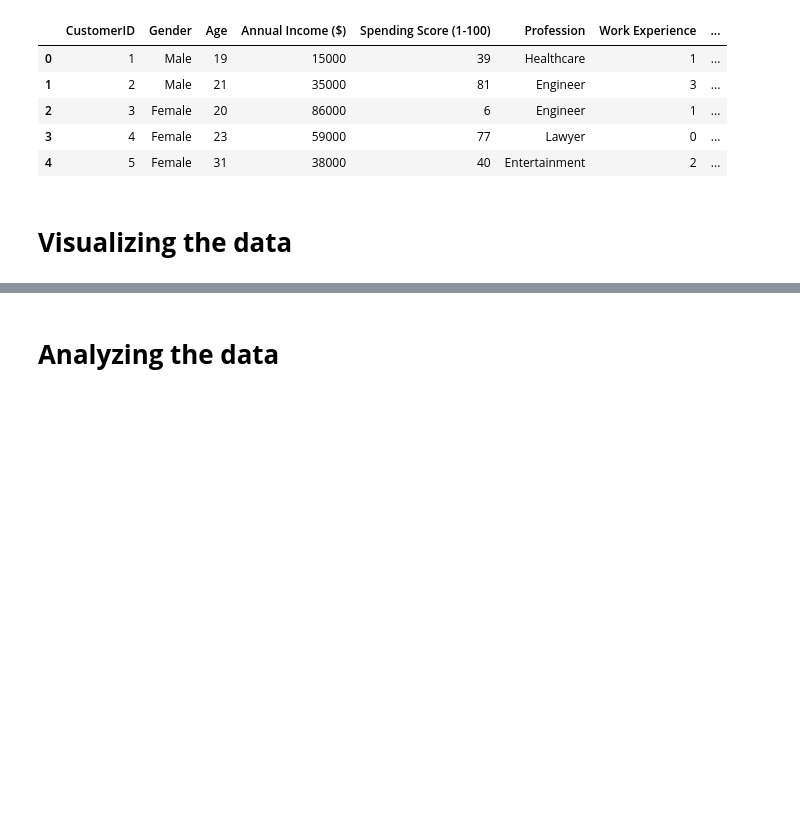
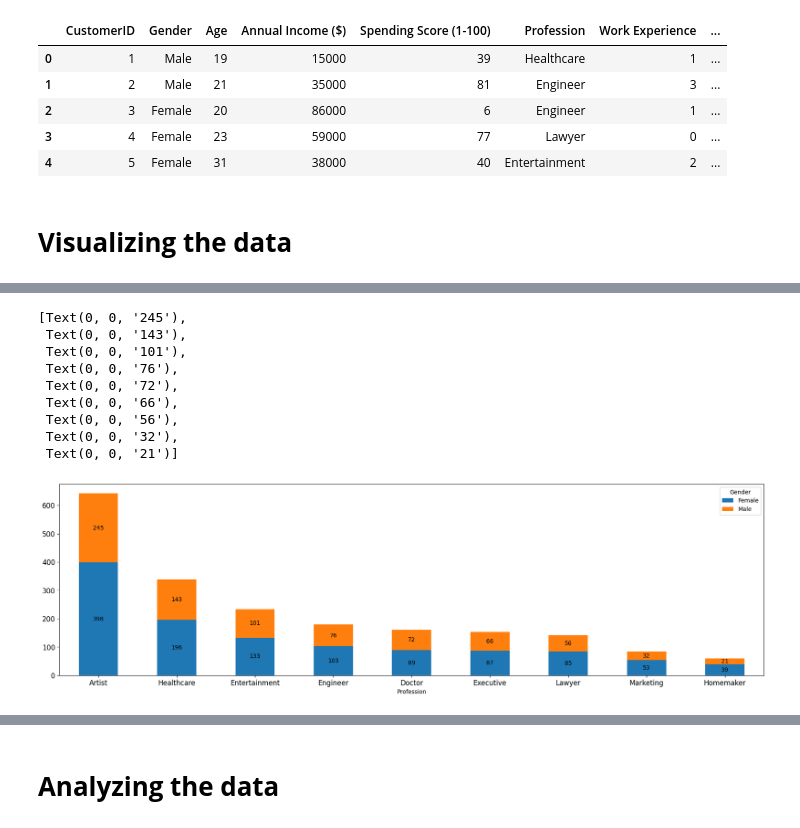
Before and after one commit to Gavin-Sharma/project2-data-analytics, a Jupyter notebook: data-preparation-and-EDA.ipynb, the cells around one changed output, grey strips where cells are left out. Drawn from its saved outputs; the diff is of its cells as text; code cells hidden in the pictures; blank space fills up the shorter version.

```diff
--- a/data-preparation-and-EDA.ipynb
+++ b/data-preparation-and-EDA.ipynb
@@ -104,0 +133,20 @@ df.head()
+# %%
+df_profession = pd.crosstab(df['Profession'],df['Gender'])
+sorted_indices = (df_profession["Female"] + df_profession["Male"]).sort_values(ascending=False).index
+ax=df_profession.loc[sorted_indices, :].plot(kind="bar",stacked=True, figsize=(22,6))
+plt.xticks(rotation=0, fontsize=12)
+plt.yticks(fontsize=12)
+
+ax.bar_label(ax.containers[0],label_type='center')
+ax.bar_label(ax.containers[1],label_type='center')
+# %% [output]
+[Text(0, 0, '245'),
+ Text(0, 0, '143'),
+ Text(0, 0, '101'),
+ Text(0, 0, '76'),
+ Text(0, 0, '72'),
+ Text(0, 0, '66'),
+ Text(0, 0, '56'),
+ Text(0, 0, '32'),
+ Text(0, 0, '21')]
+[figure, added]
```
Also changed, not shown: parts of 3 cells of this notebook.
